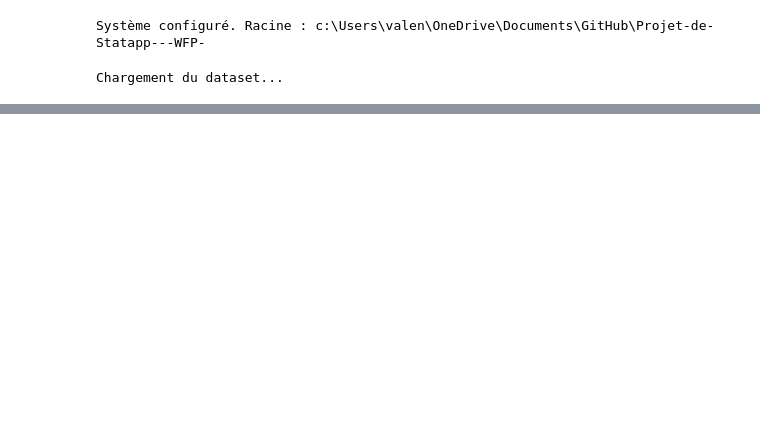
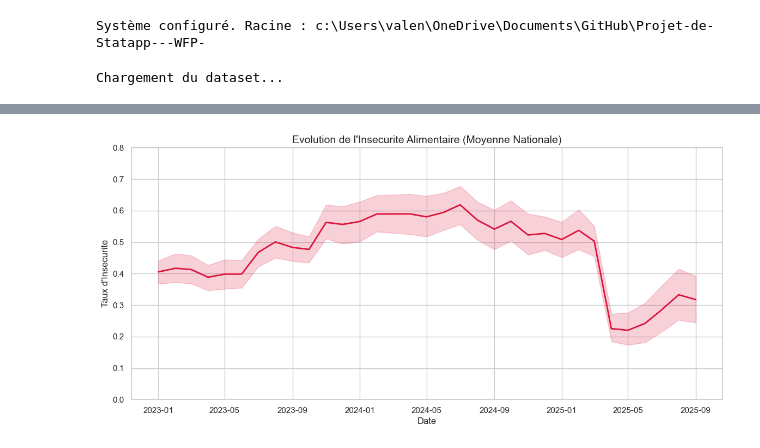
Before and after one commit to tnourlyn/Projet-de-Statapp---WFP-, a Jupyter notebook: notebooks/02_FeatureEngineering.ipynb, the cells around one changed output, grey strips where cells are left out. Saved outputs shown, nothing was run; the diff lists cells and outputs as text; code cells hidden in the pictures; blank space fills up the shorter version.

```diff
--- a/notebooks/02_FeatureEngineering.ipynb
+++ b/notebooks/02_FeatureEngineering.ipynb
@@ -455,0 +179,80 @@ A strict methodological decision was made **not to impute** missing IPC values u
+# %%
+import pandas as pd
+import matplotlib.pyplot as plt
+import seaborn as sns
+
+# Configuration du style
+sns.set_theme(style="whitegrid")
+plt.rcParams['figure.figsize'] = (12, 6)
+
+# 1. Chargement du fichier engineered
+print("Chargement des données...")
+df = pd.read_csv('../data/processed/NIGERIA_WFP_ENGINEERED.csv')
+df['time'] = pd.to_datetime(df['time'])
+
+print(f"Période couverte : {df['time'].min().date()} au {df['time'].max().date()}")
+
+# ==============================================================================
+# 1. EVOLUTION TEMPORELLE (Saisonnalité)
+# ==============================================================================
+plt.figure(figsize=(14, 6))
+# On trace la moyenne nationale
+sns.lineplot(data=df, x='time', y='inadequate', color='crimson', linewidth=2)
+
+plt.title('Evolution de l\'Insecurite Alimentaire (Moyenne Nationale)', fontsize=14)
+plt.xlabel('Date')
+plt.ylabel('Taux d\'Insecurite')
+plt.ylim(0, 0.8)
+plt.show()
+
+# ==============================================================================
+# 2. MATRICE DE CORRELATION
+# ==============================================================================
+# On selectionne les variables cles (Target Future vs Pluie Passee)
+# Adapte les noms si besoin selon tes colonnes exactes
+cols_corr = [
+    'target_plus_3m',            # Cible Future
+    'inadequate',                # Cible Actuelle
+    'Rainf_f_tavg_lag3',         # Pluie (Lag 3)
+    'Rainf_f_tavg_roll3m_mean',  # Pluie (Moyenne 3 mois)
+    'SoilMoi00_10cm_tavg_lag3'   # Humidite Sol (Lag 3)
+]
+
+# On ne garde que les colonnes qui existent vraiment
+cols_exist = [c for c in cols_corr if c in df.columns]
+
+if len(cols_exist) > 1:
+    plt.figure(figsize=(8, 6))
+    sns.heatmap(df[cols_exist].corr(), annot=True, cmap='coolwarm', fmt=".2f", vmin=-1, vmax=1)
+    plt.title('Correlation : Facteurs Climatiques vs Cible Future')
+    plt.show()
+
+# ==============================================================================
+# 3. DISPARITES REGIONALES (Nord vs Sud)
+# ==============================================================================
+# Classement des etats par insecurite moyenne
+state_avg = df.groupby('NAME_1')['inadequate'].mean().sort_values(ascending=False)
+
+plt.figure(figsize=(12, 8))
+sns.barplot(x=state_avg.values, y=state_avg.index, palette='Reds_r')
+
+plt.title('Classement des Etats par Insecurite Moyenne')
+plt.xlabel('Taux Moyen')
+plt.show()
+
+# ==============================================================================
+# 4. SCATTER PLOT : PLUIE vs FAIM
+# ==============================================================================
+if 'Rainf_f_tavg_lag3' in df.columns:
+    plt.figure(figsize=(10, 6))
+
+    # On utilise regplot pour voir la tendance
+    sns.regplot(data=df, x='Rainf_f_tavg_lag3', y='target_plus_3m',
+                scatter_kws={'alpha':0.3, 'color':'steelblue'},
+                line_kws={'color':'red'})
+
+    plt.title('Relation : Pluie (il y a 3 mois) vs Insecurite Future')
+    plt.xlabel('Pluie (Lag 3)')
+    plt.ylabel('Cible (T+3)')
+    plt.show()
+# %% [output]
@@ -455,0 +261 @@ A strict methodological decision was made **not to impute** missing IPC values u
+[figure, added]
```
Also changed, not shown: parts of 13 cells of this notebook, 3 other files.
